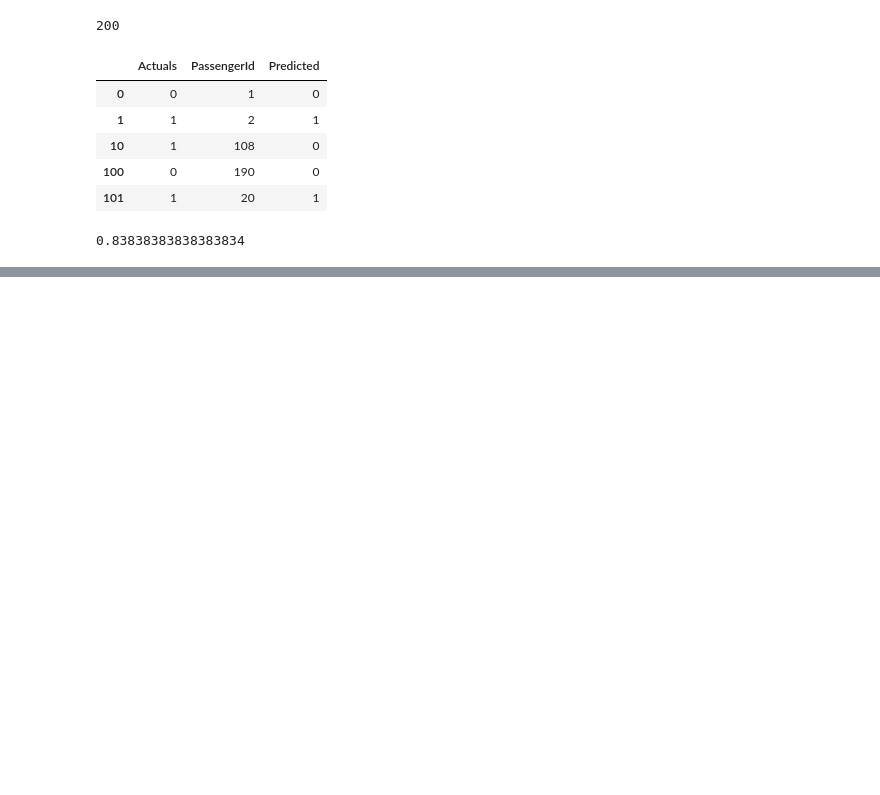
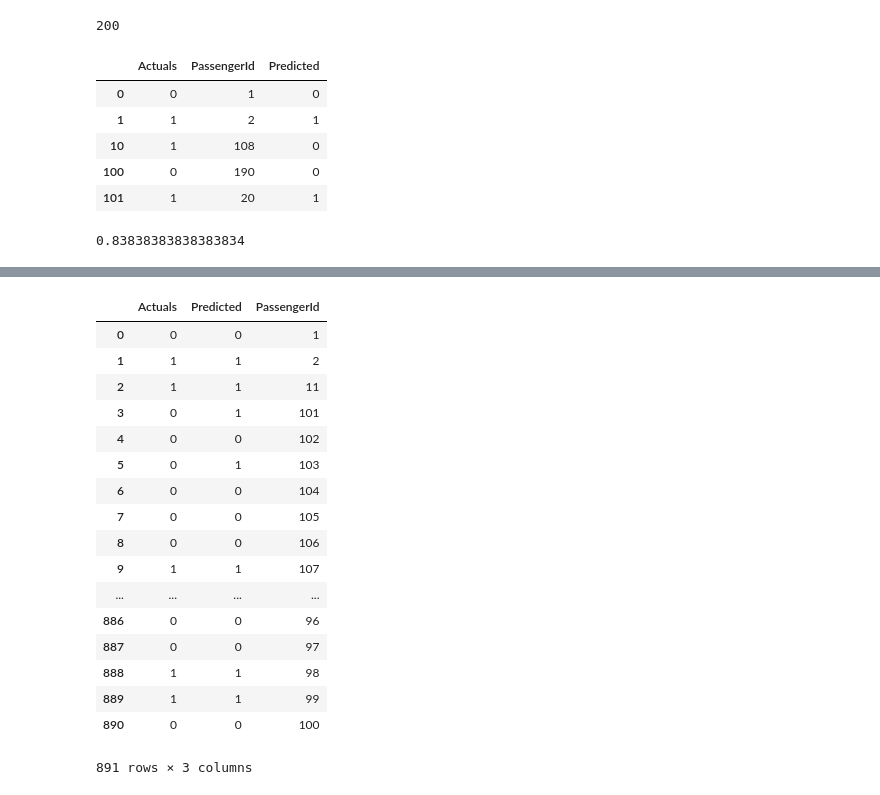
Before and after one commit to debu999/pluralsight_datascience, a Jupyter notebook: notebooks/Machine_Learning_API_Final.ipynb, the cells around one changed output, grey strips where cells are left out. Drawn from its saved outputs; the diff is of its cells as text; code cells hidden in the pictures; blank space fills up the shorter version.

Commit message:
Testing and new data sets for more information. Update Mar 19 2018.

```diff
--- a/notebooks/Machine_Learning_API_Final.ipynb
+++ b/notebooks/Machine_Learning_API_Final.ipynb
@@ -140,0 +181,17 @@ np.mean(df_res.Actuals == df_res.Predicted)
+# %%
+import os
+import pandas as pd
+processed_data_path = os.path.join(os.path.pardir, "data", "processed")
+tr_fl_pt = os.path.join(processed_data_path, "train.csv")
+train_df = pd.read_csv(tr_fl_pt)
+sur_pass = train_df[train_df['Survived']==1][:10]
+y=train_df['Survived']
+X = train_df[columns].as_matrix().astype('float')
+Xsc = scalar.transform(X)
+Xtrain, Xtest, ytrain, ytest = train_test_split(X, y, test_size=0.2, random_state=0)
+nn = MLPClassifier(activation='logistic', solver='sgd', hidden_layer_sizes=(100,50),random_state=1)
+nn.fit(Xtrain, ytrain)
+pred=nn.predict(Xtest)
+z=pd.DataFrame(pred)
+e=pd.concat([z,ytest],axis=1)
+e.head()
@@ -140,0 +205,33 @@ np.mean(df_res.Actuals == df_res.Predicted)
+# %%
+def make_predictions():
+    data = train_df.to_json()
+    df = pd.read_json(data)
+    passenger_ids = df.PassengerId.ravel()
+    survivals = df.Survived.ravel()
+    X = df[columns].as_matrix().astype('float')
+    Xsc = scalar.transform(X)
+    p = model.predict(Xsc)
+    df_response = pd.DataFrame({"PassengerId":passenger_ids, "Predicted":p, "Actuals":survivals})
+    return df_response
+# %%
+x=make_predictions()
+x[["Actuals","Predicted","PassengerId"]]
+# %% [output]
+|  | Actuals | Predicted | PassengerId |
+| 0 | 0 | 0 | 1 |
+| 1 | 1 | 1 | 2 |
+| 2 | 1 | 1 | 11 |
+| 3 | 0 | 1 | 101 |
+| 4 | 0 | 0 | 102 |
+| 5 | 0 | 1 | 103 |
+| 6 | 0 | 0 | 104 |
+| 7 | 0 | 0 | 105 |
+| 8 | 0 | 0 | 106 |
+| 9 | 1 | 1 | 107 |
+| ... | ... | ... | ... |
+| 886 | 0 | 0 | 96 |
+| 887 | 0 | 0 | 97 |
+| 888 | 1 | 1 | 98 |
+| 889 | 1 | 1 | 99 |
+| 890 | 0 | 0 | 100 |
+891 rows × 3 columns
```
Also changed, not shown: parts of 2 cells of this notebook, 1 other file.
